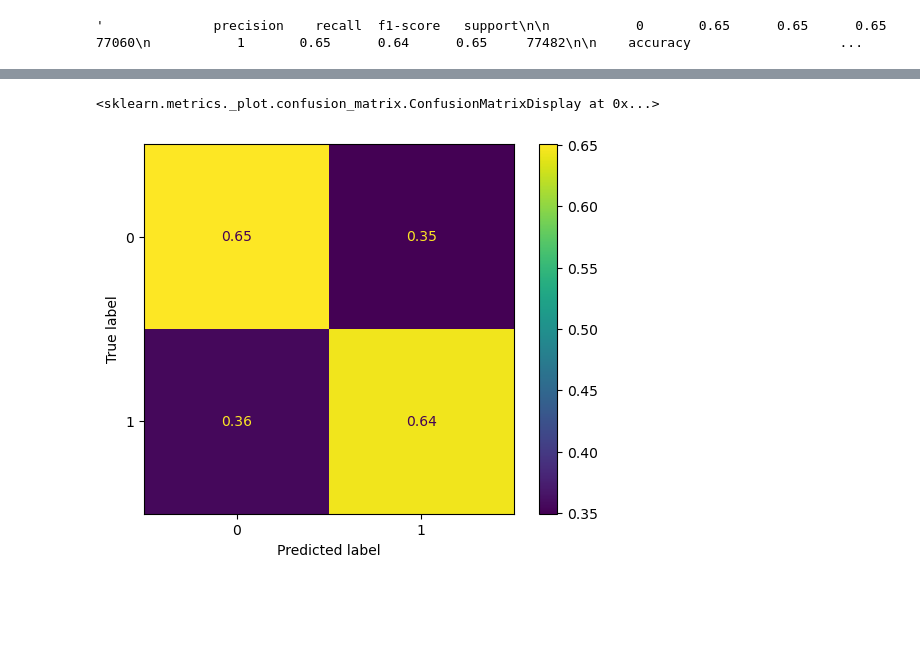
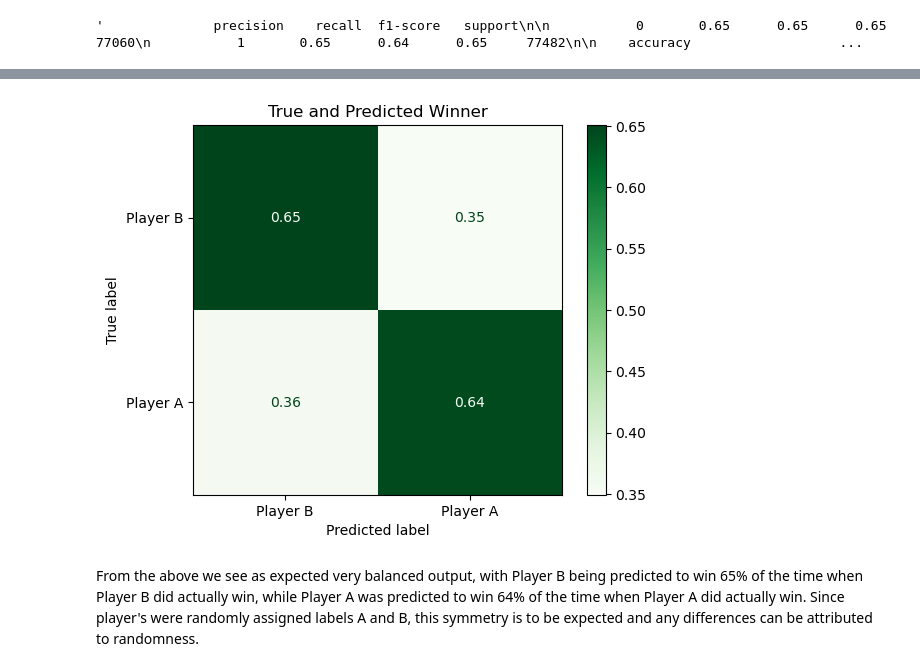
Before and after one commit to wcmohr/wcmohr_portfolio, a Jupyter notebook: Notebooks/ratingPoints.ipynb, the cells around one changed output, grey strips where cells are left out. Drawn from its saved outputs; the diff is of its cells as text; code cells hidden in the pictures; blank space fills up the shorter version.

Commit message:
Confusion matrix display title and commentary

```diff
--- a/Notebooks/ratingPoints.ipynb
+++ b/Notebooks/ratingPoints.ipynb
@@ -133,9 +142,12 @@ classification_report(y_test,test_preds)
 # %%
-cm = confusion_matrix(y_test,test_preds, normalize='true')
+import seaborn as sns
+import matplotlib.pyplot as plt
 
-cm_disp = ConfusionMatrixDisplay(confusibon_matrix = cm, display_labels =
-                                 logreg.classes_)
-cm_disp.plot()
+cm_disp = ConfusionMatrixDisplay.from_estimator(logreg,
+                X_test, y_test, cmap="Greens",
+                display_labels=['Player B','Player A'],
+                normalize='true').ax_.set_title('True and Predicted Winner')
 # %% [output]
-<sklearn.metrics._plot.confusion_matrix.ConfusionMatrixDisplay at 0x...>
-[figure, old version]
+[figure, new version]
+# %% [markdown]
+From the above we see as expected very balanced output, with Player B being predicted to win 65% of the time when Player B did actually win, while Player A was predicted to win 64% of the time when Player A did actually win.  Since player's were randomly assigned labels A and B, this symmetry is to be expected and any differences can be attributed to randomness.
```
Also changed, not shown: parts of 7 cells of this notebook, 1 other file.
